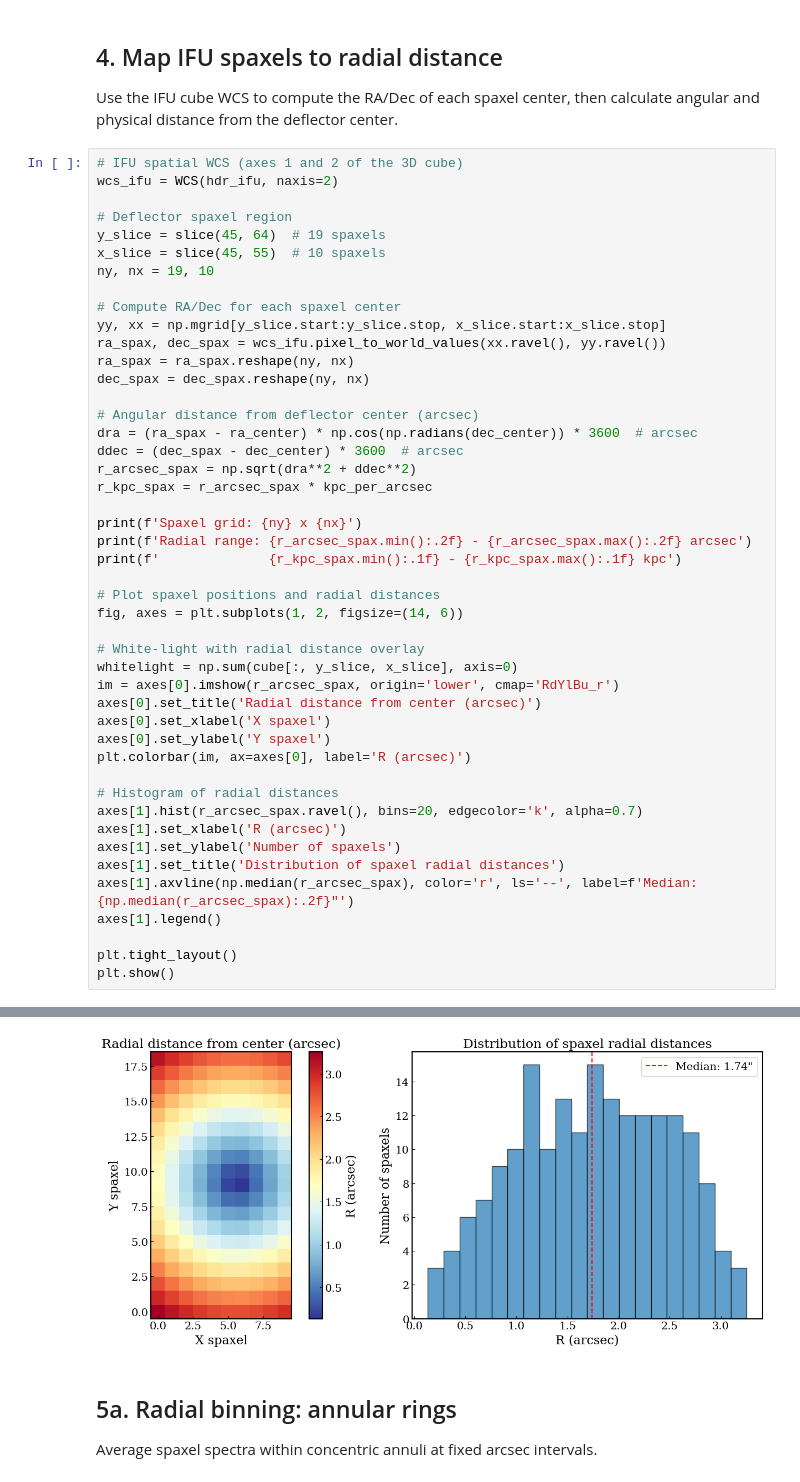
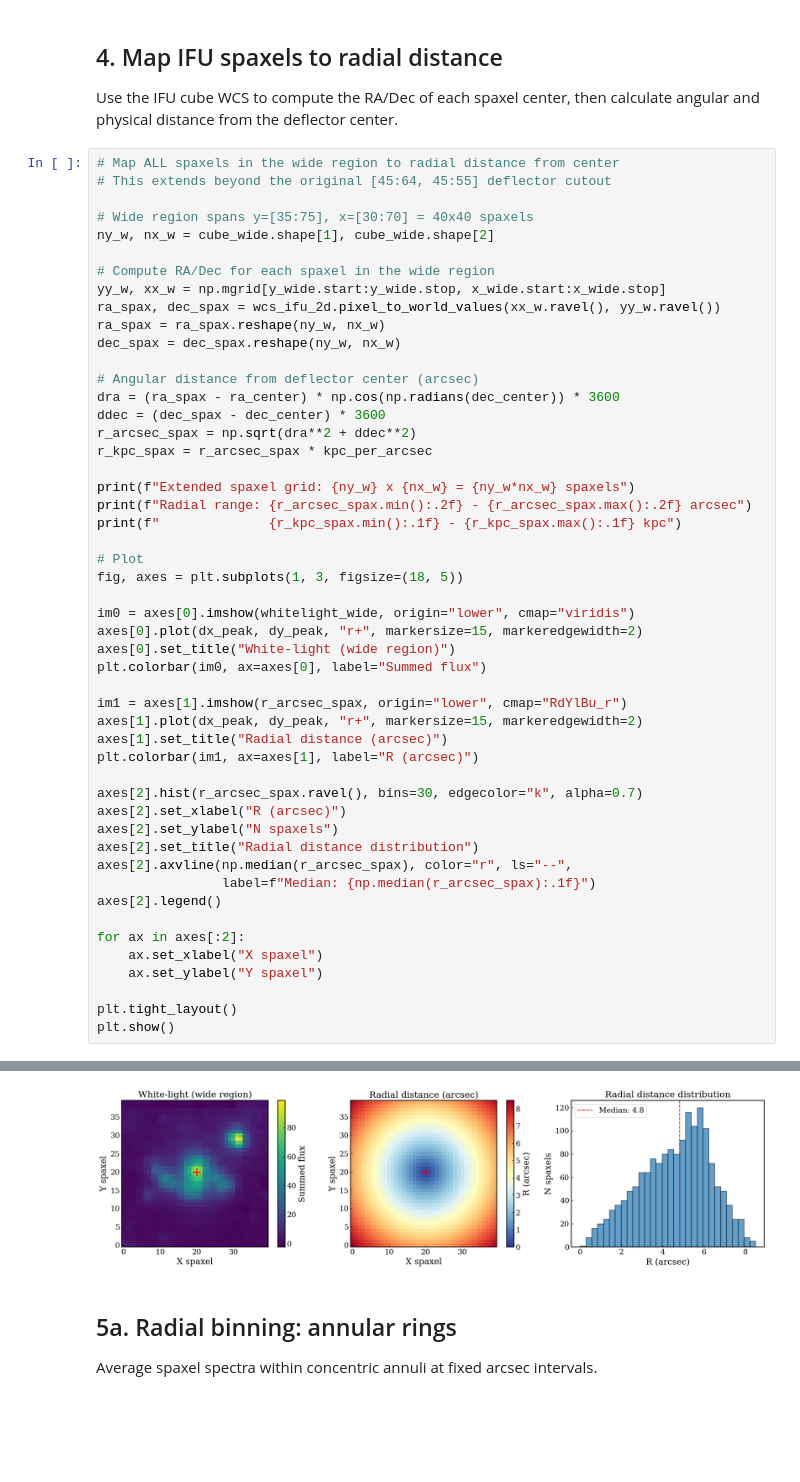
Before and after one commit to rodelcr/AGEL0206_kinematics_and_photometry, a Jupyter notebook: notebooks/05_radial_sigma_profile.ipynb, the cells around one changed output, grey strips where cells are left out. Saved outputs shown, nothing was run; the diff lists cells and outputs as text; blank space fills up the shorter version.

```diff
--- a/notebooks/05_radial_sigma_profile.ipynb
+++ b/notebooks/05_radial_sigma_profile.ipynb
@@ -331,48 +252,52 @@ MGE fit (3 Gaussians):
 Use the IFU cube WCS to compute the RA/Dec of each spaxel center,
 then calculate angular and physical distance from the deflector center.
 # %%
-# IFU spatial WCS (axes 1 and 2 of the 3D cube)
-wcs_ifu = WCS(hdr_ifu, naxis=2)
+# Map ALL spaxels in the wide region to radial distance from center
+# This extends beyond the original [45:64, 45:55] deflector cutout
 
-# Deflector spaxel region
-y_slice = slice(45, 64)  # 19 spaxels
-x_slice = slice(45, 55)  # 10 spaxels
-ny, nx = 19, 10
+# Wide region spans y=[35:75], x=[30:70] = 40x40 spaxels
+ny_w, nx_w = cube_wide.shape[1], cube_wide.shape[2]
 
-# Compute RA/Dec for each spaxel center
-yy, xx = np.mgrid[y_slice.start:y_slice.stop, x_slice.start:x_slice.stop]
-ra_spax, dec_spax = wcs_ifu.pixel_to_world_values(xx.ravel(), yy.ravel())
-ra_spax = ra_spax.reshape(ny, nx)
-dec_spax = dec_spax.reshape(ny, nx)
+# Compute RA/Dec for each spaxel in the wide region
+yy_w, xx_w = np.mgrid[y_wide.start:y_wide.stop, x_wide.start:x_wide.stop]
+ra_spax, dec_spax = wcs_ifu_2d.pixel_to_world_values(xx_w.ravel(), yy_w.ravel())
+ra_spax = ra_spax.reshape(ny_w, nx_w)
+dec_spax = dec_spax.reshape(ny_w, nx_w)
 
 # Angular distance from deflector center (arcsec)
-dra = (ra_spax - ra_center) * np.cos(np.radians(dec_center)) * 3600  # arcsec
-ddec = (dec_spax - dec_center) * 3600  # arcsec
+dra = (ra_spax - ra_center) * np.cos(np.radians(dec_center)) * 3600
+ddec = (dec_spax - dec_center) * 3600
 r_arcsec_spax = np.sqrt(dra**2 + ddec**2)
 r_kpc_spax = r_arcsec_spax * kpc_per_arcsec
 
-print(f'Spaxel grid: {ny} x {nx}')
-print(f'Radial range: {r_arcsec_spax.min():.2f} - {r_arcsec_spax.max():.2f} arcsec')
-print(f'              {r_kpc_spax.min():.1f} - {r_kpc_spax.max():.1f} kpc')
+print(f"Extended spaxel grid: {ny_w} x {nx_w} = {ny_w*nx_w} spaxels")
+print(f"Radial range: {r_arcsec_spax.min():.2f} - {r_arcsec_spax.max():.2f} arcsec")
+print(f"              {r_kpc_spax.min():.1f} - {r_kpc_spax.max():.1f} kpc")
 
-# Plot spaxel positions and radial distances
-fig, axes = plt.subplots(1, 2, figsize=(14, 6))
+# Plot
+fig, axes = plt.subplots(1, 3, figsize=(18, 5))
 
-# White-light with radial distance overlay
-whitelight = np.sum(cube[:, y_slice, x_slice], axis=0)
-im = axes[0].imshow(r_arcsec_spax, origin='lower', cmap='RdYlBu_r')
-axes[0].set_title('Radial distance from center (arcsec)')
-axes[0].set_xlabel('X spaxel')
-axes[0].set_ylabel('Y spaxel')
-plt.colorbar(im, ax=axes[0], label='R (arcsec)')
+im0 = axes[0].imshow(whitelight_wide, origin="lower", cmap="viridis")
+axes[0].plot(dx_peak, dy_peak, "r+", markersize=15, markeredgewidth=2)
+axes[0].set_title("White-light (wide region)")
+plt.colorbar(im0, ax=axes[0], label="Summed flux")
 
-# Histogram of radial distances
-axes[1].hist(r_arcsec_spax.ravel(), bins=20, edgecolor='k', alpha=0.7)
-axes[1].set_xlabel('R (arcsec)')
-axes[1].set_ylabel('Number of spaxels')
-axes[1].set_title('Distribution of spaxel radial distances')
-axes[1].axvline(np.median(r_arcsec_spax), color='r', ls='--', label=f'Median: {np.median(r_arcsec_spax):.2f}"')
-axes[1].legend()
+im1 = axes[1].imshow(r_arcsec_spax, origin="lower", cmap="RdYlBu_r")
+axes[1].plot(dx_peak, dy_peak, "r+", markersize=15, markeredgewidth=2)
+axes[1].set_title("Radial distance (arcsec)")
+plt.colorbar(im1, ax=axes[1], label="R (arcsec)")
+
+axes[2].hist(r_arcsec_spax.ravel(), bins=30, edgecolor="k", alpha=0.7)
+axes[2].set_xlabel("R (arcsec)")
+axes[2].set_ylabel("N spaxels")
+axes[2].set_title("Radial distance distribution")
+axes[2].axvline(np.median(r_arcsec_spax), color="r", ls="--",
+                label=f"Median: {np.median(r_arcsec_spax):.1f}")
+axes[2].legend()
+
+for ax in axes[:2]:
+    ax.set_xlabel("X spaxel")
+    ax.set_ylabel("Y spaxel")
 
 plt.tight_layout()
 plt.show()
@@ -383,4 +308,4 @@ Radial range: 0.13 - 3.25 arcsec
-[figure, old version]
+[figure, new version]
 # %% [markdown]
 ## 5a. Radial binning: annular rings
 
```
Also changed, not shown: parts of 16 cells of this notebook.
